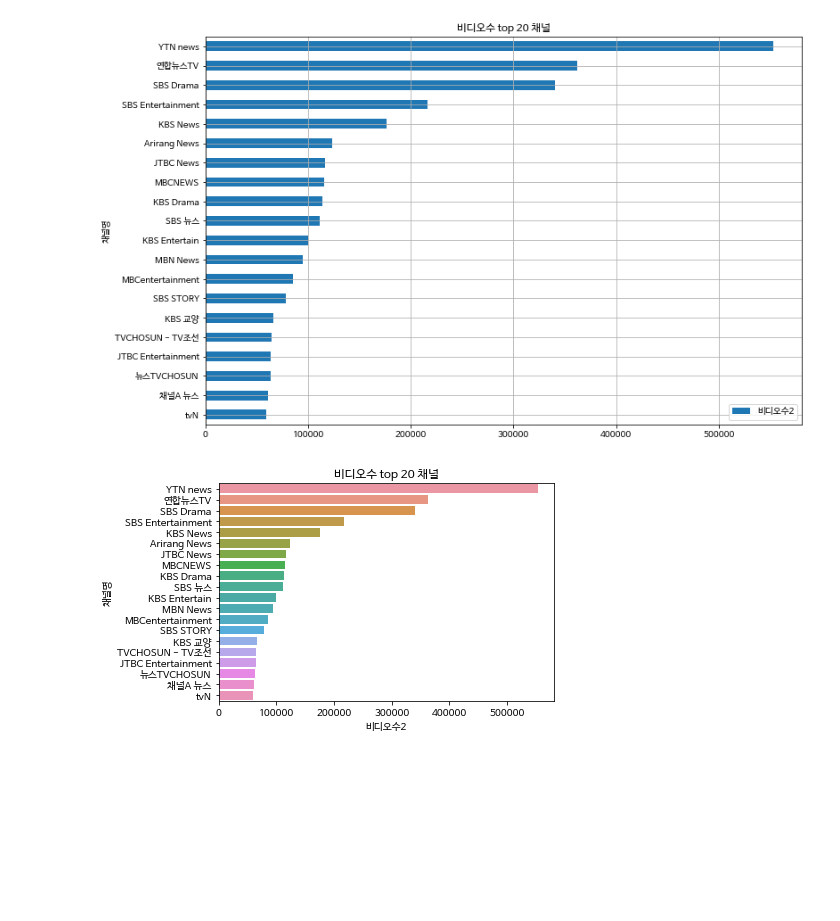
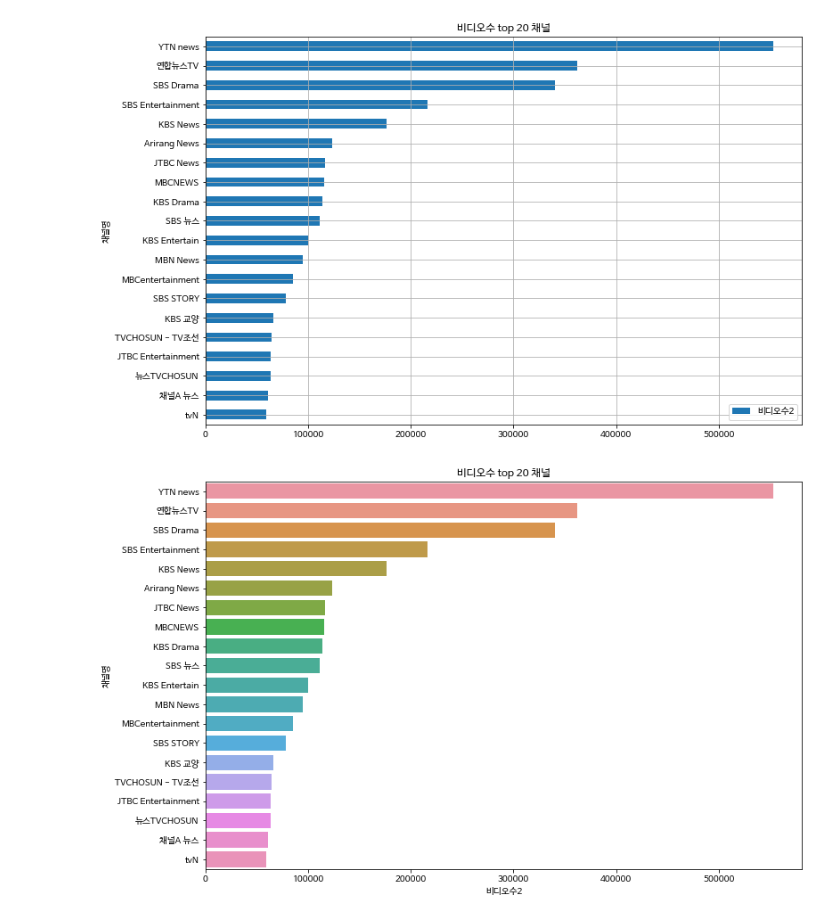
Before and after one commit to dongkyuseo/DataAnalysis, a Jupyter notebook: 05.Crwaling Web/07_유튜브랭킹_시각화.ipynb, the cells around one changed output. Cells and saved outputs as stored; diff of their text form; code cells hidden in the pictures; blank space fills up the shorter version.

```diff
--- a/05.Crwaling Web/07_유튜브랭킹_시각화.ipynb
+++ b/05.Crwaling Web/07_유튜브랭킹_시각화.ipynb
@@ -111,9 +111,11 @@ plt.show()
 # %%
 import seaborn as sns
 
 df2 = df[['채널명','비디오수2']].sort_values(by='비디오수2', ascending=False)
+plt.figure(figsize=(12,8))
+plt.title('비디오수 top 20 채널')
 sns.barplot(y='채널명', x='비디오수2', data=df2.head(20))
-plt.title('비디오수 top 20 채널')
+
 plt.show()
 # %% [output]
-[figure, old version]
+[figure, new version]
```
Also changed, not shown: parts of 13 cells of this notebook.
